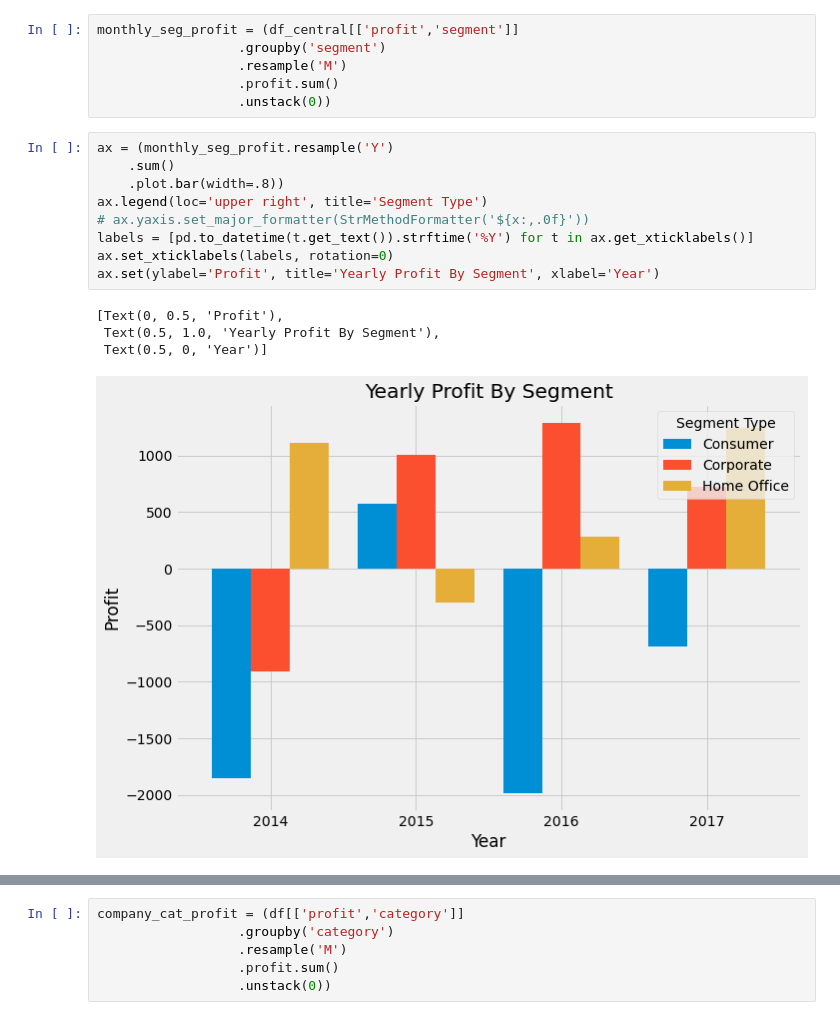
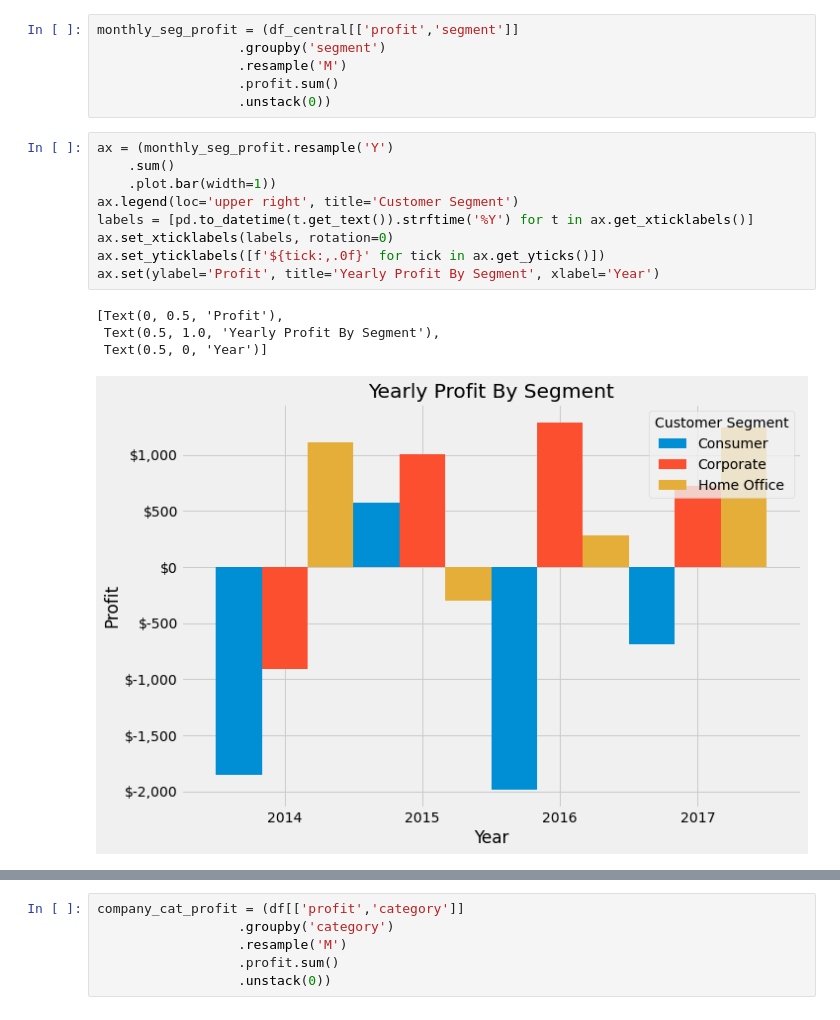
Before and after one commit to CJ-time-series-project/CJ-time-series-project, a Jupyter notebook: jerrys_explore.ipynb, the cells around one changed output, grey strips where cells are left out. Saved outputs shown, nothing was run; the diff lists cells and outputs as text.

```diff
--- a/jerrys_explore.ipynb
+++ b/jerrys_explore.ipynb
@@ -669,14 +670,14 @@ monthly_seg_profit = (df_central[['profit','segment']]
 # %%
 ax = (monthly_seg_profit.resample('Y')
     .sum()
-    .plot.bar(width=.8))
-ax.legend(loc='upper right', title='Segment Type')
-# ax.yaxis.set_major_formatter(StrMethodFormatter('${x:,.0f}'))
+    .plot.bar(width=1))
+ax.legend(loc='upper right', title='Customer Segment')
 labels = [pd.to_datetime(t.get_text()).strftime('%Y') for t in ax.get_xticklabels()]
 ax.set_xticklabels(labels, rotation=0)
+ax.set_yticklabels([f'${tick:,.0f}' for tick in ax.get_yticks()])
 ax.set(ylabel='Profit', title='Yearly Profit By Segment', xlabel='Year')
 # %% [output]
 [Text(0, 0.5, 'Profit'),
  Text(0.5, 1.0, 'Yearly Profit By Segment'),
  Text(0.5, 0, 'Year')]
-[figure, old version]
+[figure, new version]
```
Also changed, not shown: parts of 4 cells of this notebook, 3 other files.
